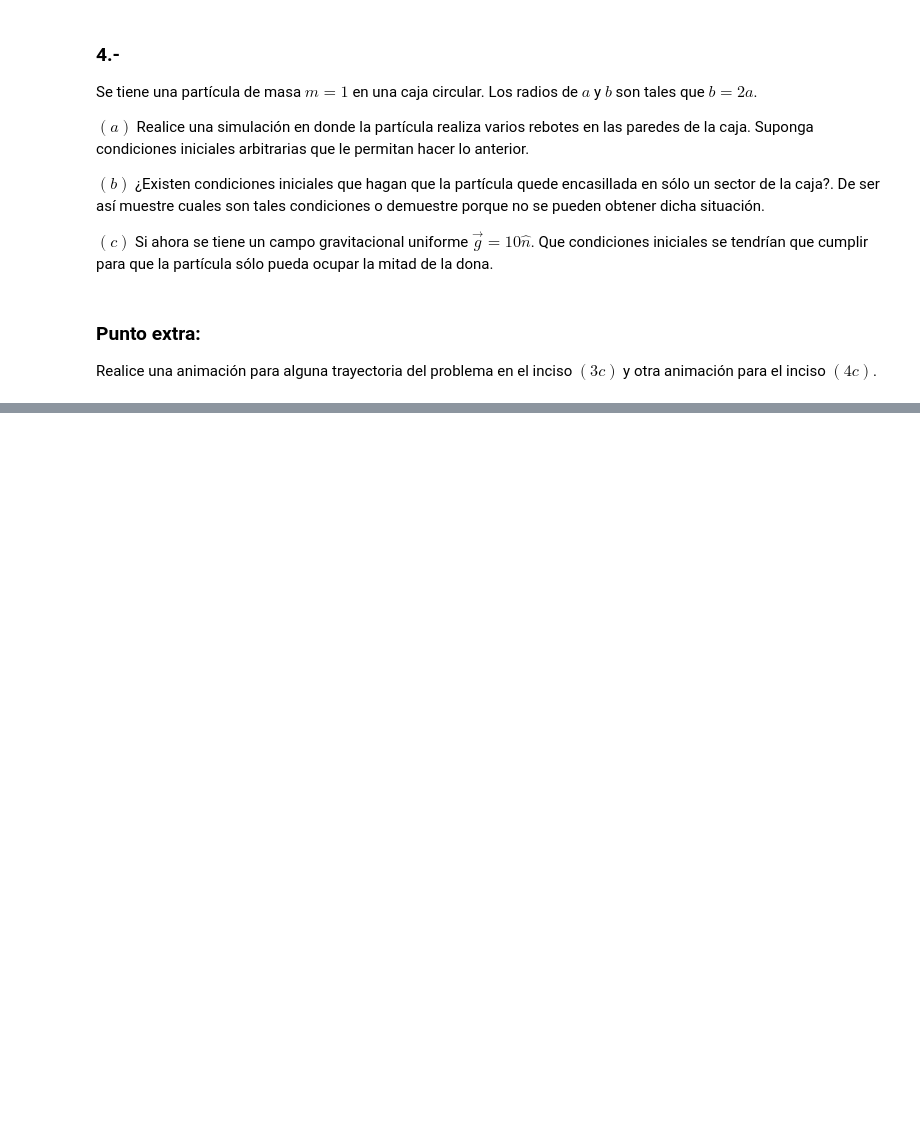
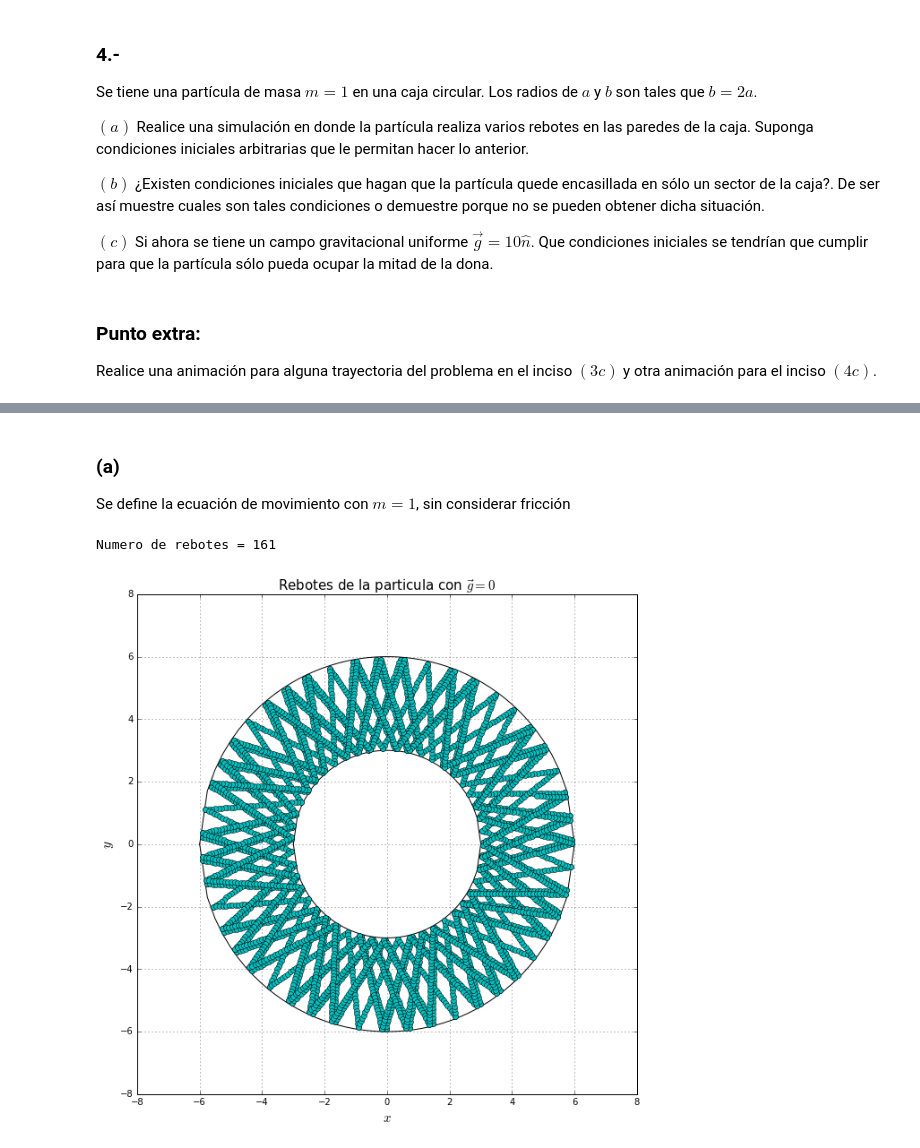
Before and after one commit to iselplabo93/Examenes, a Jupyter notebook: Examen1.ipynb, the cells around one changed output, grey strips where cells are left out. Cells and saved outputs as stored; diff of their text form; code cells hidden in the pictures; blank space fills up the shorter version.

```diff
--- a/Examen1.ipynb
+++ b/Examen1.ipynb
@@ -403,0 +411,3 @@ Realice una animación para alguna trayectoria del problema en el inciso $(3c)$
+# %% [markdown]
+### (a)
+Se define la ecuación de movimiento con $m=1$, sin considerar fricción
@@ -403,0 +482,46 @@ Realice una animación para alguna trayectoria del problema en el inciso $(3c)$
+# %%
+#Se define la caja circular de radios a y b, tales que b=2a
+def caja_circ(x,y,vx,vy,N,g,a,b): # (x,y,vx,vy) posicion y velocidad inicial de la particula, N es numero de puntos a calcular dentro de la trayectoria
+    rebotes=0 # contador de rebotes
+    inicio=[x,y,vx,vy] # condiciones iniciales de la pelota
+    trayectoria=zeros((N,len(inicio)))
+    mi_dt=0.01
+    trayectoria[0,:]=array(inicio)
+    for i in range(N-1):
+        t,sol_dt=rk4(mov_part,trayectoria[i,:],[0,mi_dt],g) #Integrador rk4 encuentra la trayectoria
+        r=sqrt((sol_dt[-1,:][1])**2+(sol_dt[-1,:][0])**2)
+        if r>b: #posicion en y de la particula es mayor a la circunferencia de radio b, la particula rebota
+            punto=rebote_r_b(trayectoria[i,:],mi_dt,b)
+            trayectoria[i+1,:]=punto
+            rebotes +=1
+        else:
+            trayectoria[i+1,:]=sol_dt[-1,:]
+        if r<a: #posicion en y de la particula es menor a la circunferencia de radio a, la particula rebota
+            punto=rebote_r_a(trayectoria[i,:],mi_dt,a)
+            trayectoria[i+1,:]=punto
+            rebotes +=1 # se agrega un contador a rebotes por cada rebote
+    print "Numero de rebotes =",rebotes
+    return trayectoria[:,0],trayectoria[:,1],trayectoria[:,2],trayectoria[:,3]
+# %%
+#Se grafican las trayectorias de los rebotes dados por la particula en caja circular
+#de tal manera que la gravedad es nula
+fig=figure(figsize=(10,10))
+xlim([-8,8]),ylim([-8,8])
+a=3 #radio de la circunferencia interior
+b=2*a #radio de la circunferencia exterior
+sol=caja_circ(1,3,-2,10,5000,0,a,b) #condiciones iniciales arbitrarias para caja circular
+#Se grafica la caja circular
+x,y,u,v=linspace(-b,b),linspace(-b,b),linspace(-a,a),linspace(-a,a)
+plot(x,sqrt(-x**2+b**2),'black')
+plot(y,-sqrt(-y**2+b**2),'black')
+plot(u,sqrt(-u**2+a**2),'black')
+plot(v,-sqrt(-v**2+a**2),'black')
+plot(sol[0],sol[1],'-o',color='c') #grafica los puntos de la trayectoria
+xlabel('$x$',fontsize=15)
+ylabel('$y$',fontsize=15)
+grid(True)
+title('Rebotes de la particula con $\\vec{g}=0$',fontsize=15)
+show()
+# %% [output]
+Numero de rebotes = 161
+[figure, added]
```
Also changed, not shown: parts of 9 cells of this notebook.
